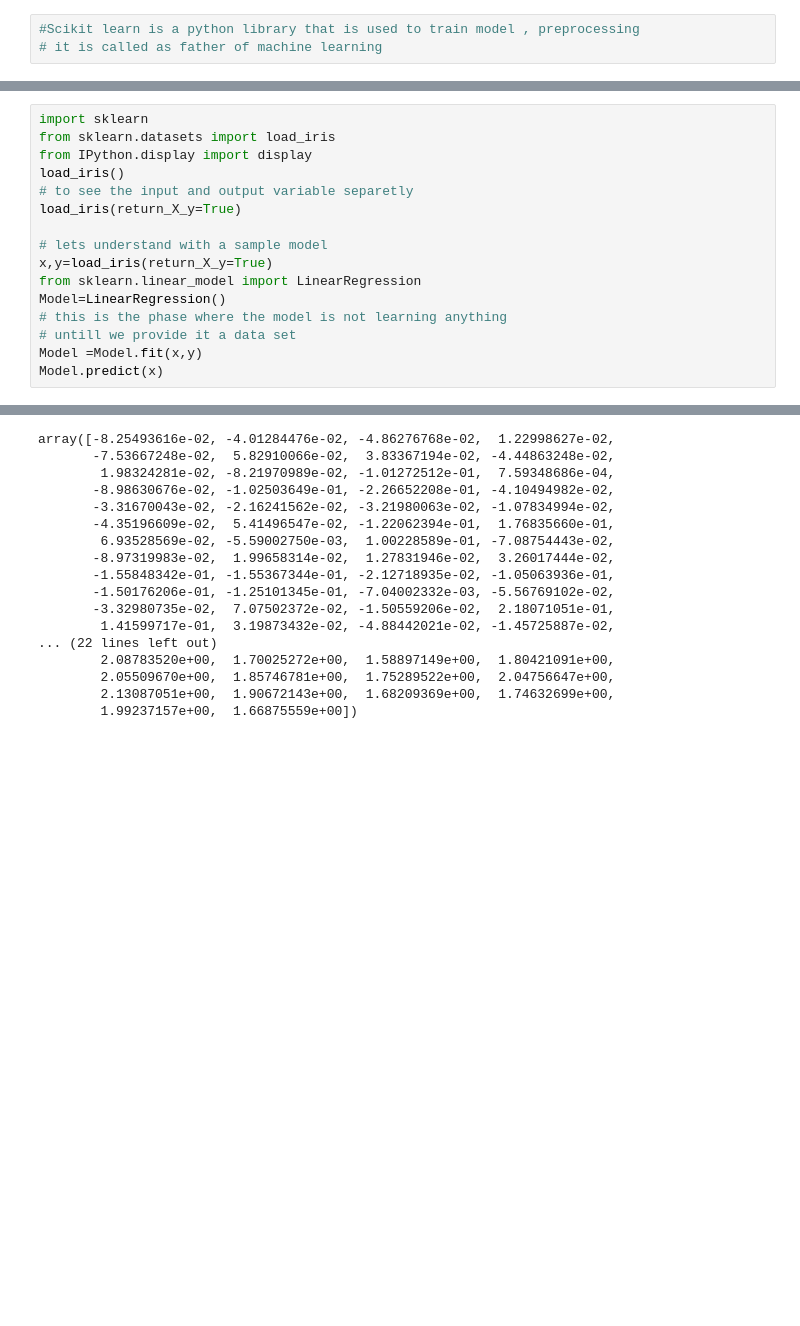
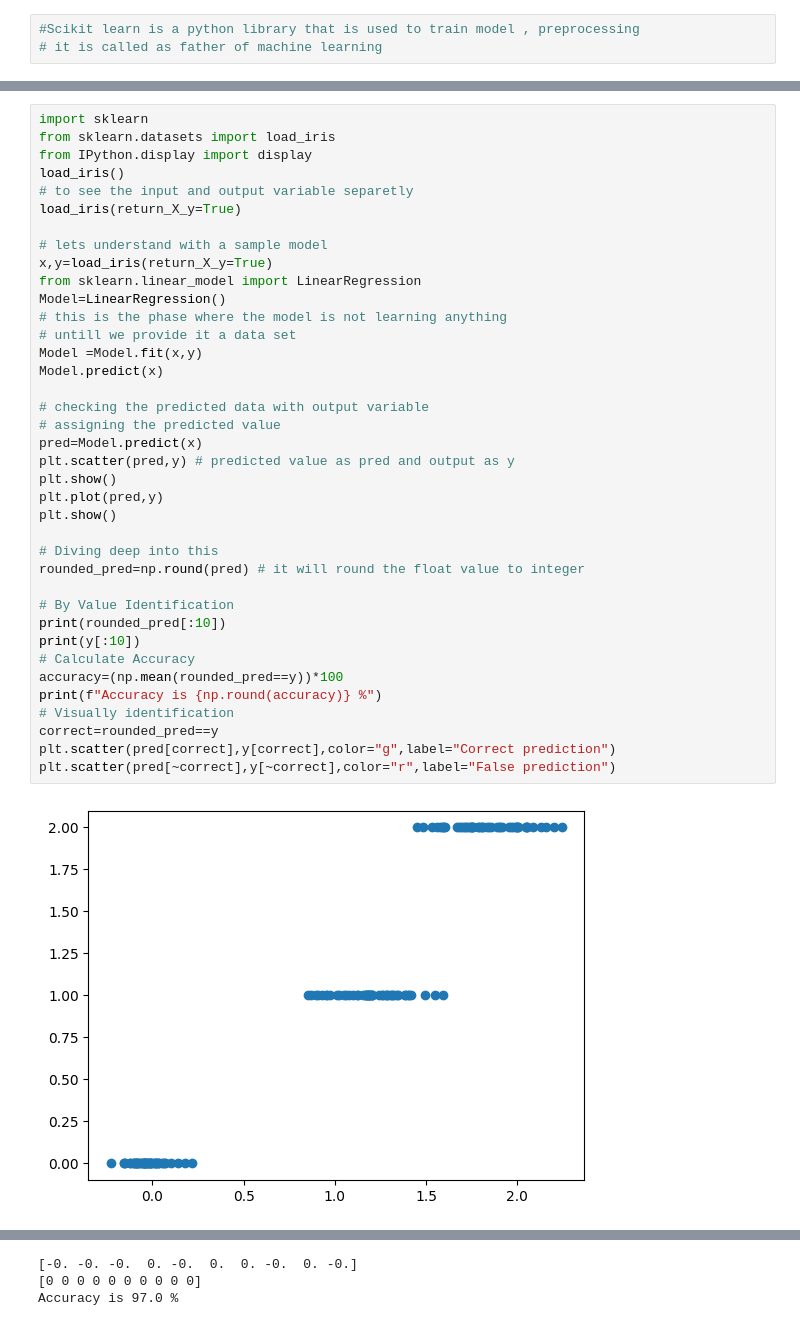
Before and after one commit to vedprakash8721/Abhishek-Data-Science-Portfolio, a Jupyter notebook: SciKit learn/intro.ipynb, the cells around one changed output, grey strips where cells are left out. Saved outputs shown, nothing was run; the diff lists cells and outputs as text; blank space fills up the shorter version.

Commit message:
Implement linear regression on iris data set and checked its accuracy and visualised it through scatter plots

```diff
--- a/SciKit learn/intro.ipynb
+++ b/SciKit learn/intro.ipynb
@@ -4,17 +8,40 @@
 # %%
 import sklearn
 from sklearn.datasets import load_iris
 from IPython.display import display
 load_iris()
 # to see the input and output variable separetly
 load_iris(return_X_y=True)
 
 # lets understand with a sample model
 x,y=load_iris(return_X_y=True)
 from sklearn.linear_model import LinearRegression
 Model=LinearRegression()
 # this is the phase where the model is not learning anything
 # untill we provide it a data set
 Model =Model.fit(x,y)
 Model.predict(x)
+
+# checking the predicted data with output variable
+# assigning the predicted value
+pred=Model.predict(x)
+plt.scatter(pred,y) # predicted value as pred and output as y
+plt.show()
+plt.plot(pred,y)
+plt.show()
+
+# Diving deep into this
+rounded_pred=np.round(pred) # it will round the float value to integer
+
+# By Value Identification
+print(rounded_pred[:10])
+print(y[:10])
+# Calculate Accuracy
+accuracy=(np.mean(rounded_pred==y))*100
+print(f"Accuracy is {np.round(accuracy)} %")
+# Visually identification
+correct=rounded_pred==y
+plt.scatter(pred[correct],y[correct],color="g",label="Correct prediction")
+plt.scatter(pred[~correct],y[~correct],color="r",label="False prediction")
 # %% [output]
+[figure, added]
@@ -21,17 +49,3 @@ Model.predict(x)
-array([-8.25493616e-02, -4.01284476e-02, -4.86276768e-02,  1.22998627e-02,
-       -7.53667248e-02,  5.82910066e-02,  3.83367194e-02, -4.44863248e-02,
-        1.98324281e-02, -8.21970989e-02, -1.01272512e-01,  7.59348686e-04,
-       -8.98630676e-02, -1.02503649e-01, -2.26652208e-01, -4.10494982e-02,
-       -3.31670043e-02, -2.16241562e-02, -3.21980063e-02, -1.07834994e-02,
-       -4.35196609e-02,  5.41496547e-02, -1.22062394e-01,  1.76835660e-01,
-        6.93528569e-02, -5.59002750e-03,  1.00228589e-01, -7.08754443e-02,
-       -8.97319983e-02,  1.99658314e-02,  1.27831946e-02,  3.26017444e-02,
-       -1.55848342e-01, -1.55367344e-01, -2.12718935e-02, -1.05063936e-01,
-       -1.50176206e-01, -1.25101345e-01, -7.04002332e-03, -5.56769102e-02,
-       -3.32980735e-02,  7.07502372e-02, -1.50559206e-02,  2.18071051e-01,
-        1.41599717e-01,  3.19873432e-02, -4.88442021e-02, -1.45725887e-02,
-... (22 lines left out)
-        2.08783520e+00,  1.70025272e+00,  1.58897149e+00,  1.80421091e+00,
-        2.05509670e+00,  1.85746781e+00,  1.75289522e+00,  2.04756647e+00,
-        2.13087051e+00,  1.90672143e+00,  1.68209369e+00,  1.74632699e+00,
-        1.99237157e+00,  1.66875559e+00])
+[-0. -0. -0.  0. -0.  0.  0. -0.  0. -0.]
+[0 0 0 0 0 0 0 0 0 0]
+Accuracy is 97.0 %
```
Also changed, not shown: parts of 2 cells of this notebook.
